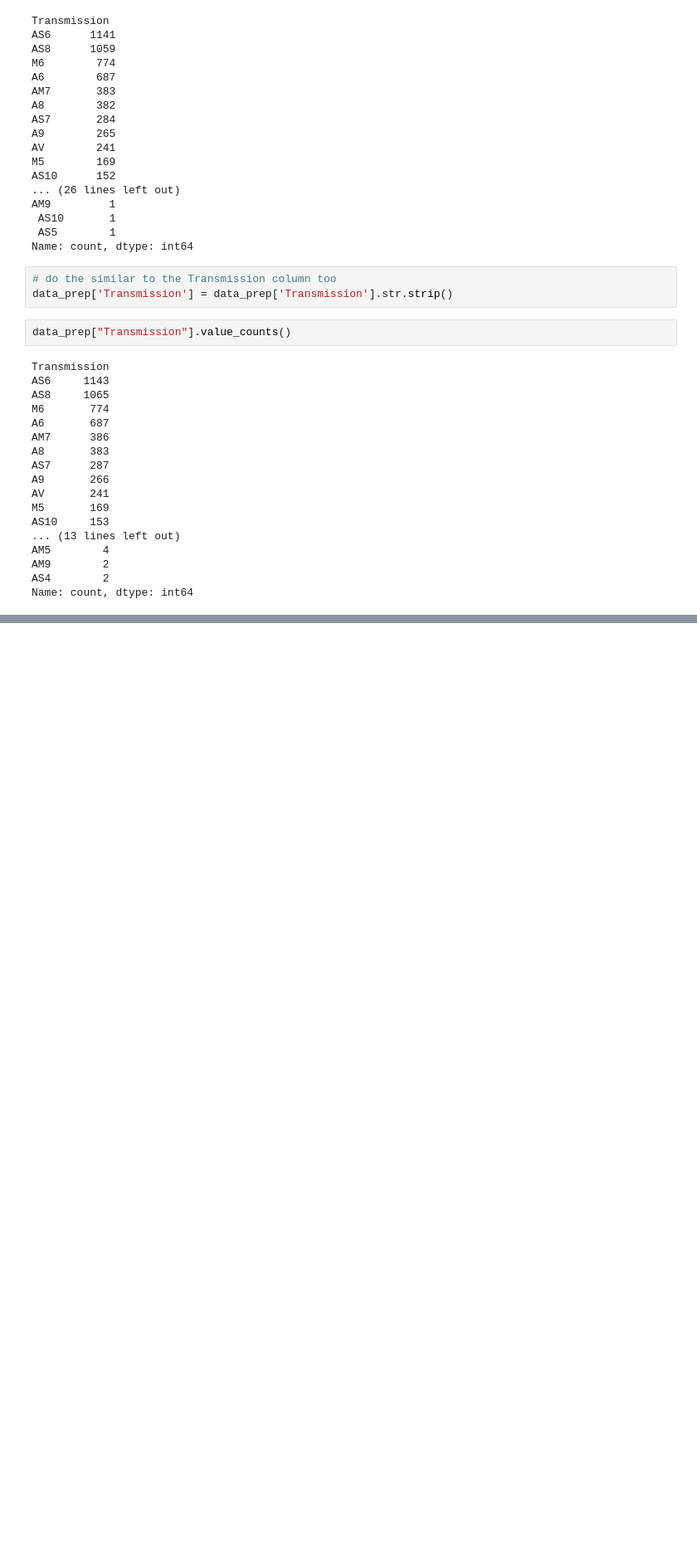
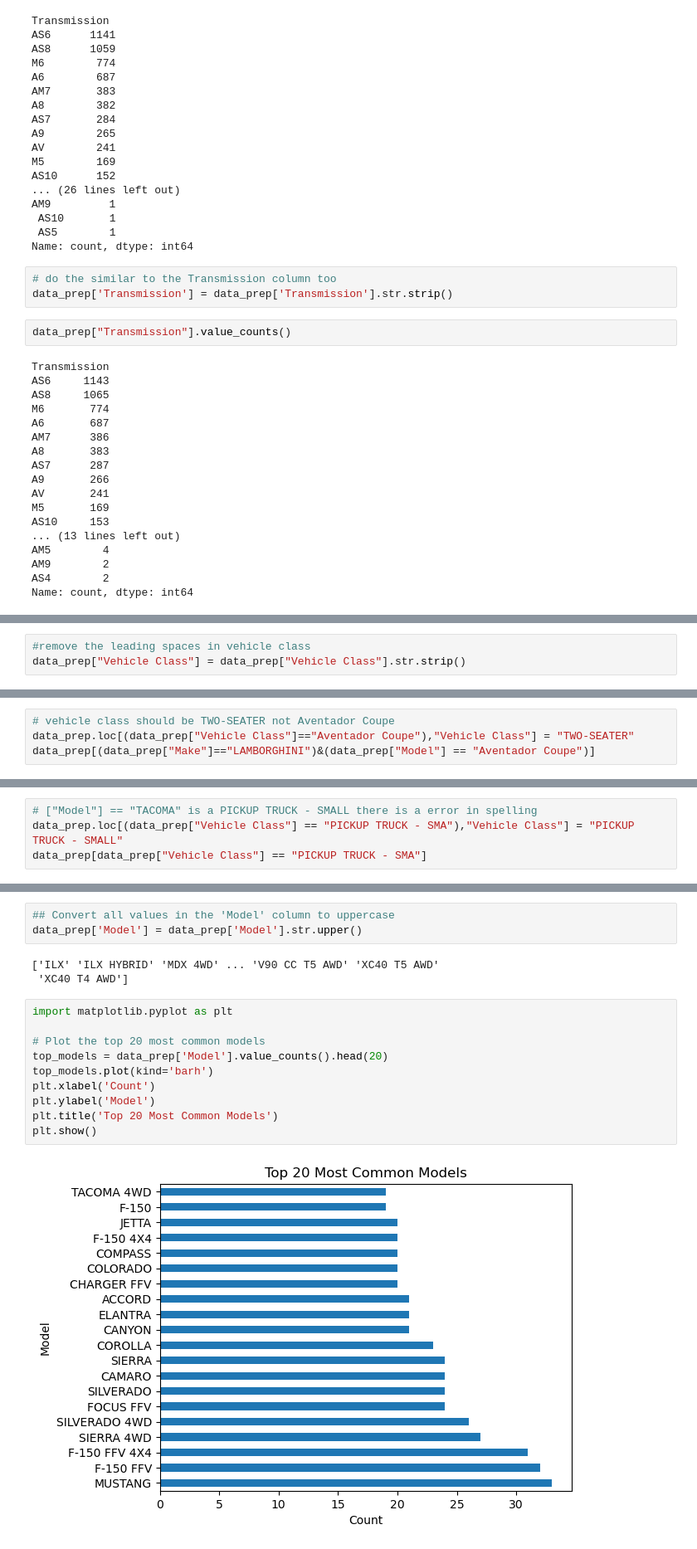
Before and after one commit to shangeethAlex/fdm_ml_project, a Jupyter notebook: notebook/EDA_CO2_emission.ipynb, the cells around one changed output, grey strips where cells are left out. Shown: that part at 83% size. Cells and saved outputs as stored; diff of their text form; blank space fills up the shorter version.

Commit message:
more data cleaning and updated the data to work in

```diff
--- a/notebook/EDA_CO2_emission.ipynb
+++ b/notebook/EDA_CO2_emission.ipynb
@@ -654,0 +682,3 @@ Name: count, dtype: int64
+# %%
+#remove the leading spaces in vehicle class
+data_prep["Vehicle Class"] = data_prep["Vehicle Class"].str.strip()
@@ -654,0 +740,4 @@ Name: count, dtype: int64
+# %%
+# vehicle class should be TWO-SEATER not Aventador Coupe
+data_prep.loc[(data_prep["Vehicle Class"]=="Aventador Coupe"),"Vehicle Class"] = "TWO-SEATER"
+data_prep[(data_prep["Make"]=="LAMBORGHINI")&(data_prep["Model"] == "Aventador Coupe")]
@@ -654,0 +767,4 @@ Name: count, dtype: int64
+# %%
+# ["Model"] == "TACOMA" is a PICKUP TRUCK - SMALL there is a error in spelling
+data_prep.loc[(data_prep["Vehicle Class"] == "PICKUP TRUCK - SMA"),"Vehicle Class"] = "PICKUP TRUCK - SMALL"
+data_prep[data_prep["Vehicle Class"] == "PICKUP TRUCK - SMA"]
@@ -654,0 +793,18 @@ Name: count, dtype: int64
+# %%
+## Convert all values in the 'Model' column to uppercase
+data_prep['Model'] = data_prep['Model'].str.upper()
+# %% [output]
+['ILX' 'ILX HYBRID' 'MDX 4WD' ... 'V90 CC T5 AWD' 'XC40 T5 AWD'
+ 'XC40 T4 AWD']
+# %%
+import matplotlib.pyplot as plt
+
+# Plot the top 20 most common models
+top_models = data_prep['Model'].value_counts().head(20)
+top_models.plot(kind='barh')
+plt.xlabel('Count')
+plt.ylabel('Model')
+plt.title('Top 20 Most Common Models')
+plt.show()
+# %% [output]
+[figure, added]
```
Also changed, not shown: parts of 38 cells of this notebook, 1 other file.
